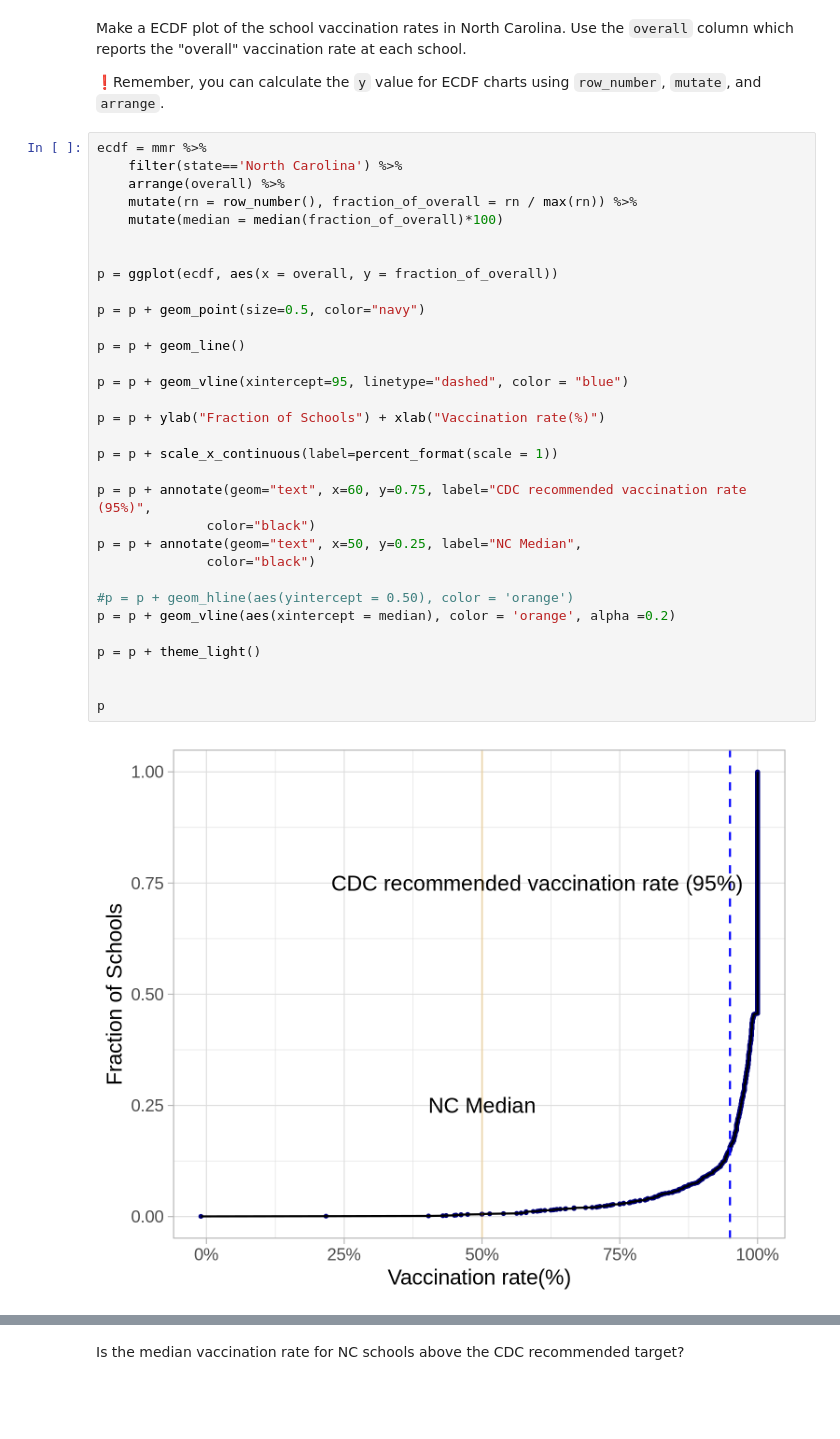
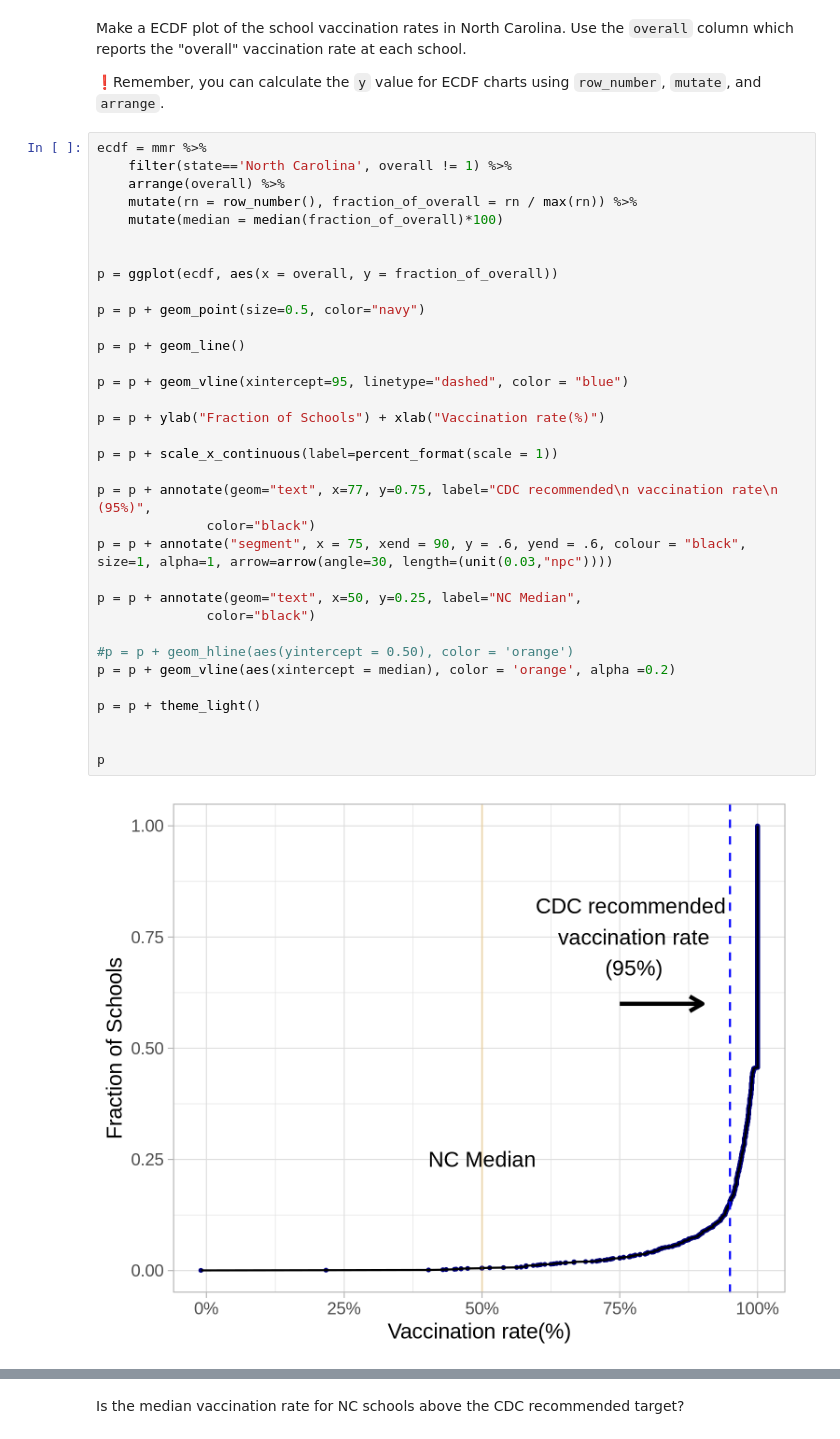
Before and after one commit to Ally-Wardell/BIOS512, a Jupyter notebook: 03_BIOS512_assignment.ipynb, the cells around one changed output, grey strips where cells are left out. Cells and saved outputs as stored; diff of their text form; blank space fills up the shorter version.

Commit message:
Added arrow to plot

```diff
--- a/03_BIOS512_assignment.ipynb
+++ b/03_BIOS512_assignment.ipynb
@@ -108,35 +126,37 @@ Make a ECDF plot of the school vaccination rates in North Carolina. Use the `ove
 ❗️Remember, you can calculate the `y` value for ECDF charts using `row_number`, `mutate`, and `arrange`.
 # %%
 ecdf = mmr %>%
-    filter(state=='North Carolina') %>%
+    filter(state=='North Carolina', overall != 1) %>%
     arrange(overall) %>%
     mutate(rn = row_number(), fraction_of_overall = rn / max(rn)) %>%
     mutate(median = median(fraction_of_overall)*100)
 
 
 p = ggplot(ecdf, aes(x = overall, y = fraction_of_overall))
 
 p = p + geom_point(size=0.5, color="navy")
 
 p = p + geom_line()
 
 p = p + geom_vline(xintercept=95, linetype="dashed", color = "blue")
 
 p = p + ylab("Fraction of Schools") + xlab("Vaccination rate(%)")
 
 p = p + scale_x_continuous(label=percent_format(scale = 1))
 
-p = p + annotate(geom="text", x=60, y=0.75, label="CDC recommended vaccination rate (95%)",
+p = p + annotate(geom="text", x=77, y=0.75, label="CDC recommended\n vaccination rate\n (95%)",
               color="black")
+p = p + annotate("segment", x = 75, xend = 90, y = .6, yend = .6, colour = "black", size=1, alpha=1, arrow=arrow(angle=30, length=(unit(0.03,"npc"))))
+
 p = p + annotate(geom="text", x=50, y=0.25, label="NC Median",
               color="black")
 
 #p = p + geom_hline(aes(yintercept = 0.50), color = 'orange')
 p = p + geom_vline(aes(xintercept = median), color = 'orange', alpha =0.2)
 
 p = p + theme_light()
 
 
 p
 # %% [output]
-[figure, old version]
+[figure, new version]
```
Also changed, not shown: parts of 5 cells of this notebook.
